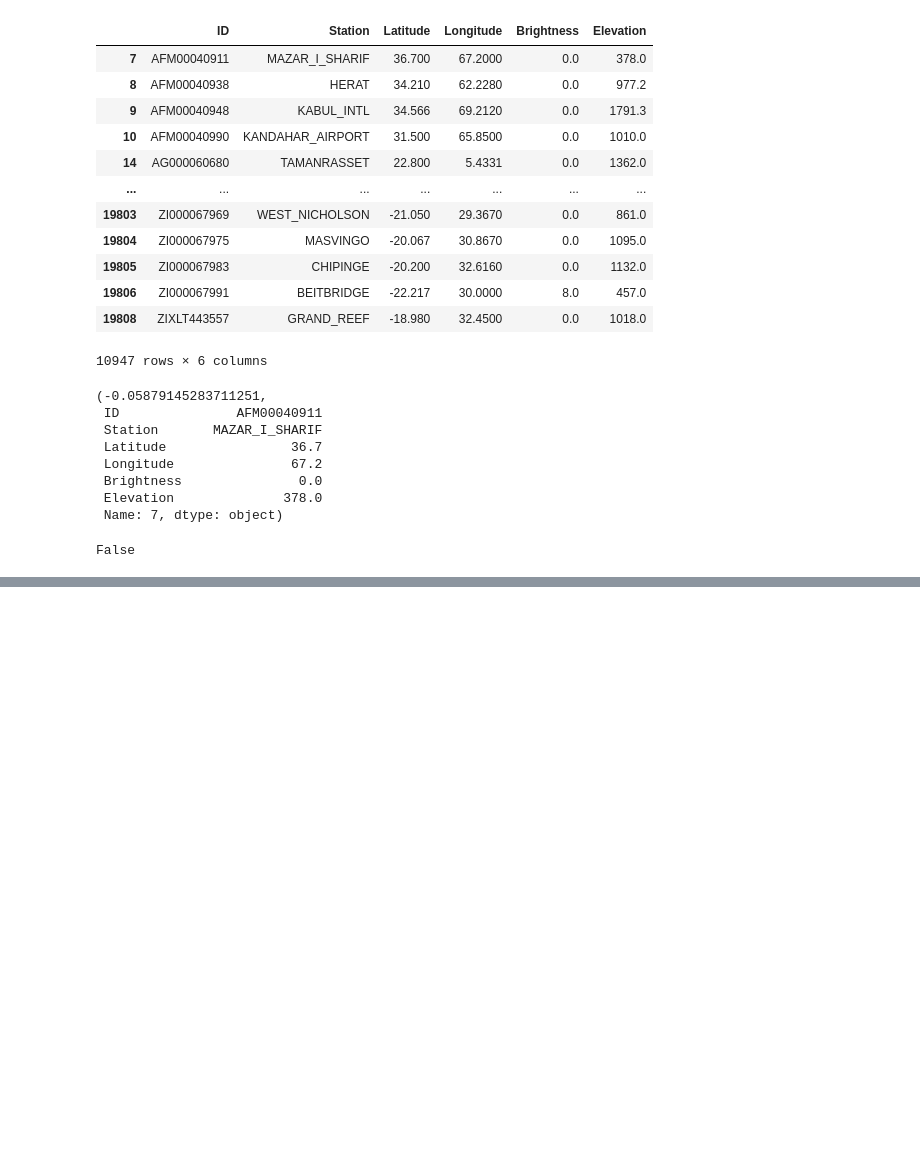
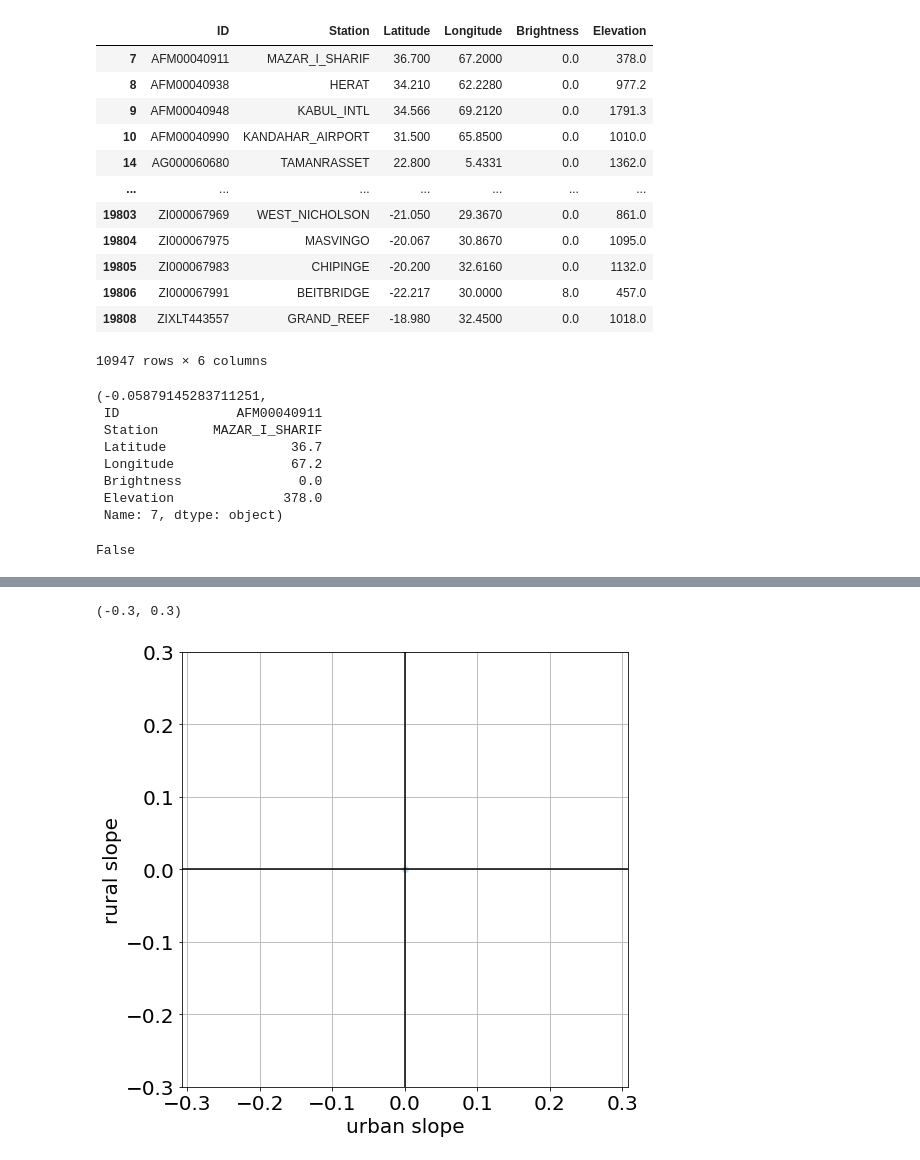
Before and after one commit to bblais/Computer-Programming-for-the-Sciences-Spring-2021, a Jupyter notebook: 2021-04-01 Finishing Crichton.ipynb, the cells around one changed output, grey strips where cells are left out. Cells and saved outputs as stored; diff of their text form; code cells hidden in the pictures; blank space fills up the shorter version.

```diff
--- a/2021-04-01 Finishing Crichton.ipynb
+++ b/2021-04-01 Finishing Crichton.ipynb
@@ -178,2 +188,15 @@ mean(urban_slope),mean(rural_slope)
+# %%
+figure(figsize=(8,8))
+plot([0],[0],'o',alpha=0.2)
+axis('equal')
+xlabel('urban slope')
+ylabel('rural slope')
+plot([0,0],[-.7,.7],'k')
+plot([-.7,.7],[0,0],'k')
+xlim([-.3,.3])
+ylim([-.3,.3])
+# %% [output]
+(-0.3, 0.3)
+[figure, added]
 # %%
 figure(figsize=(8,8))
```
Also changed, not shown: parts of 5 cells of this notebook, 1 other file.
